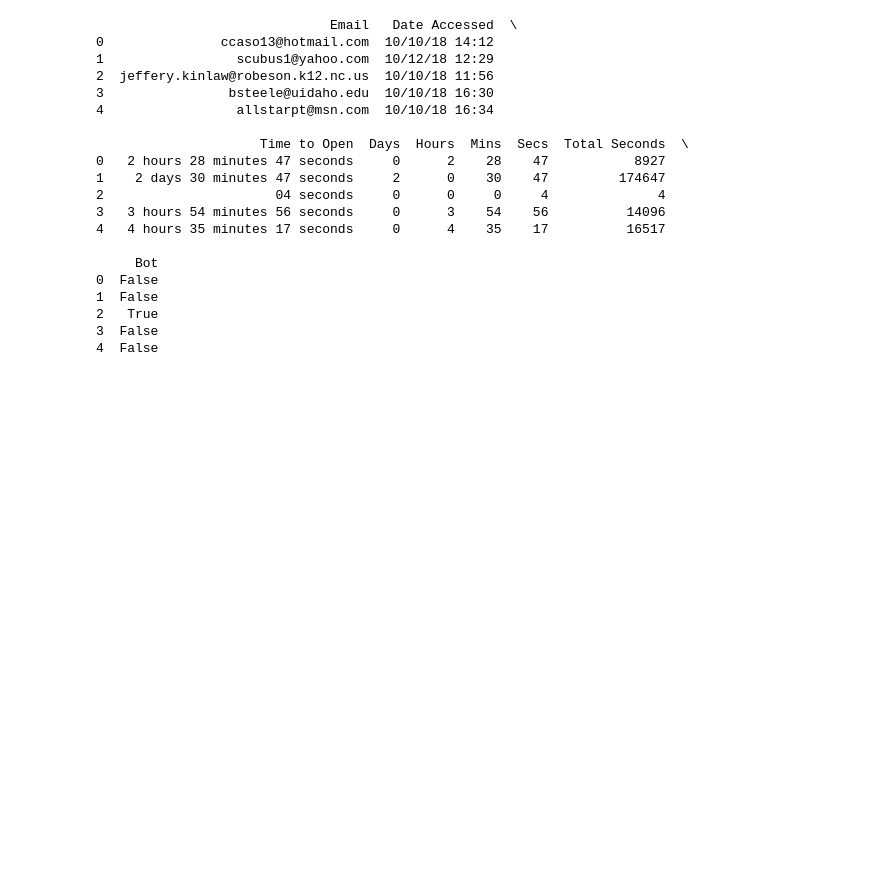
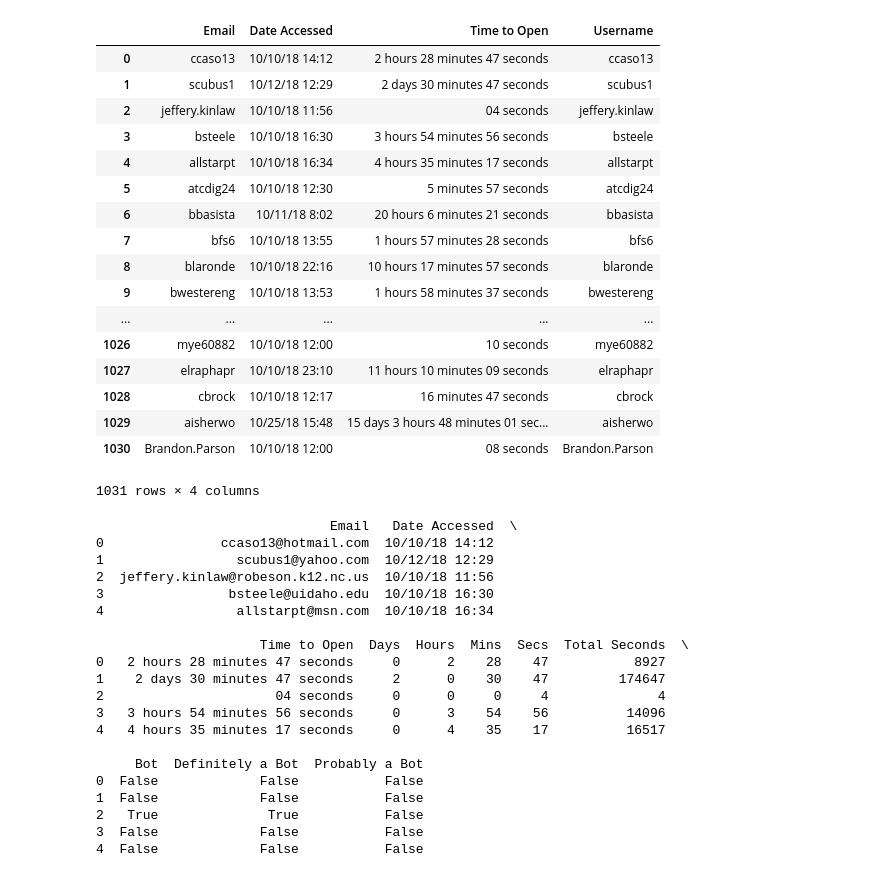
Before and after one commit to fairfield-university-ba505-fall2018/final-project-team-globo-gym-1, a Jupyter notebook: Final_Project.ipynb, the cells around one changed output. Drawn from its saved outputs; the diff is of its cells as text; code cells hidden in the pictures; blank space fills up the shorter version.

```diff
--- a/Final_Project.ipynb
+++ b/Final_Project.ipynb
@@ -35,6 +35,28 @@ def read_time_string(s):
     # Calulate the total seconds of each row it took to open the email
     total = secs + (mins*60) + (hours*3600) + (days*86400)
     return days,hours,mins,secs,total
+# %%
+Data_1["Username"]= Data_1["Email"].str.split("@", n = 1, expand = True)
+Data_1
+# %% [output]
+|  | Email | Date Accessed | Time to Open | Username |
+| 0 | ccaso13 | 10/10/18 14:12 | 2 hours 28 minutes 47 seconds | ccaso13 |
+| 1 | scubus1 | 10/12/18 12:29 | 2 days 30 minutes 47 seconds | scubus1 |
+| 2 | jeffery.kinlaw | 10/10/18 11:56 | 04 seconds | jeffery.kinlaw |
+| 3 | bsteele | 10/10/18 16:30 | 3 hours 54 minutes 56 seconds | bsteele |
+| 4 | allstarpt | 10/10/18 16:34 | 4 hours 35 minutes 17 seconds | allstarpt |
+| 5 | atcdig24 | 10/10/18 12:30 | 5 minutes 57 seconds | atcdig24 |
+| 6 | bbasista | 10/11/18 8:02 | 20 hours 6 minutes 21 seconds | bbasista |
+| 7 | bfs6 | 10/10/18 13:55 | 1 hours 57 minutes 28 seconds | bfs6 |
+| 8 | blaronde | 10/10/18 22:16 | 10 hours 17 minutes 57 seconds | blaronde |
+| 9 | bwestereng | 10/10/18 13:53 | 1 hours 58 minutes 37 seconds | bwestereng |
+| ... | ... | ... | ... | ... |
+| 1026 | mye60882 | 10/10/18 12:00 | 10 seconds | mye60882 |
+| 1027 | elraphapr | 10/10/18 23:10 | 11 hours 10 minutes 09 seconds | elraphapr |
+| 1028 | cbrock | 10/10/18 12:17 | 16 minutes 47 seconds | cbrock |
+| 1029 | aisherwo | 10/25/18 15:48 | 15 days 3 hours 48 minutes 01 sec... | aisherwo |
+| 1030 | Brandon.Parson | 10/10/18 12:00 | 08 seconds | Brandon.Parson |
+1031 rows × 4 columns
 # %%
 # initialize four new variables equal to empty lists
 Days,Hours,Mins,Secs,total_time = [],[],[],[],[]
@@ -65,16 +87,29 @@ Data_1['Secs'] = pd.Series(Secs)
 Data_1['Total Seconds'] = pd.Series(total_time)
 
 # define new function analyze that takes in a row as an argument
-def analyze(row):
+def analyze10(row):
     # check whether the element in a row in the 'Total Seconds' column is <= 20 seconds
-    if row['Total Seconds'] <= 20:
-        # return True if <= 20 seconds
+    if row['Total Seconds'] <= 10:
+        # return True if <= 10 seconds
         return True
-    # return False if > 20 seconds
+    # return False if > 10 seconds
+    return False
+
+# define new function analyze that takes in a row as an argument
+def analyze20(row):
+    # check whether the element in a row in the 'Total Seconds' column is <= 20 seconds
+    if row['Total Seconds'] <= 20 & row['Total Seconds'] > 10:
+        # return True if <= 10 seconds
+        return True
+    # return False if > 10 seconds
     return False
 
 # create a new column in Data_1 called 'Bot' by using lambda to call the function analyze on all rows to place either True or False in the column, 'Bot'
-Data_1['Bot'] = Data_1.apply(lambda row: analyze(row),axis=1)
+Data_1['Definitely a Bot'] = Data_1.apply(lambda row: analyze10(row),axis=1)
+
+# create a new column in Data_1 called 'Bot' by using lambda to call the function analyze on all rows to place either True or False in the column, 'Bot'
+Data_1['Probably a Bot'] = Data_1.apply(lambda row: analyze20(row),axis=1)
+
 # print Data_1 to check that it worked
 print(Data_1.head())
 # %% [output]
@@ -92,11 +127,11 @@ print(Data_1.head())
 3   3 hours 54 minutes 56 seconds     0      3    54    56          14096
 4   4 hours 35 minutes 17 seconds     0      4    35    17          16517
 
-     Bot
-0  False
-1  False
-2   True
-3  False
-4  False
+     Bot  Definitely a Bot  Probably a Bot
+0  False             False           False
+1  False             False           False
+2   True              True           False
+3  False             False           False
+4  False             False           False
 # %%
 # calculate the total amount of trues in the Bots column
```
Also changed, not shown: parts of 3 cells of this notebook.
